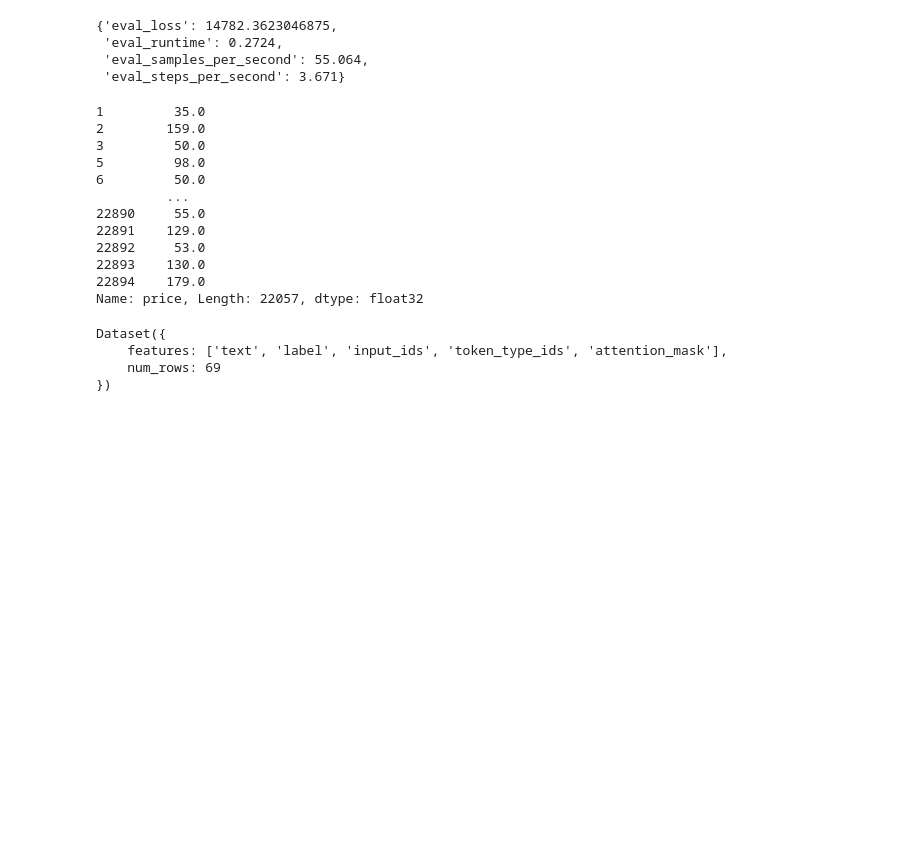
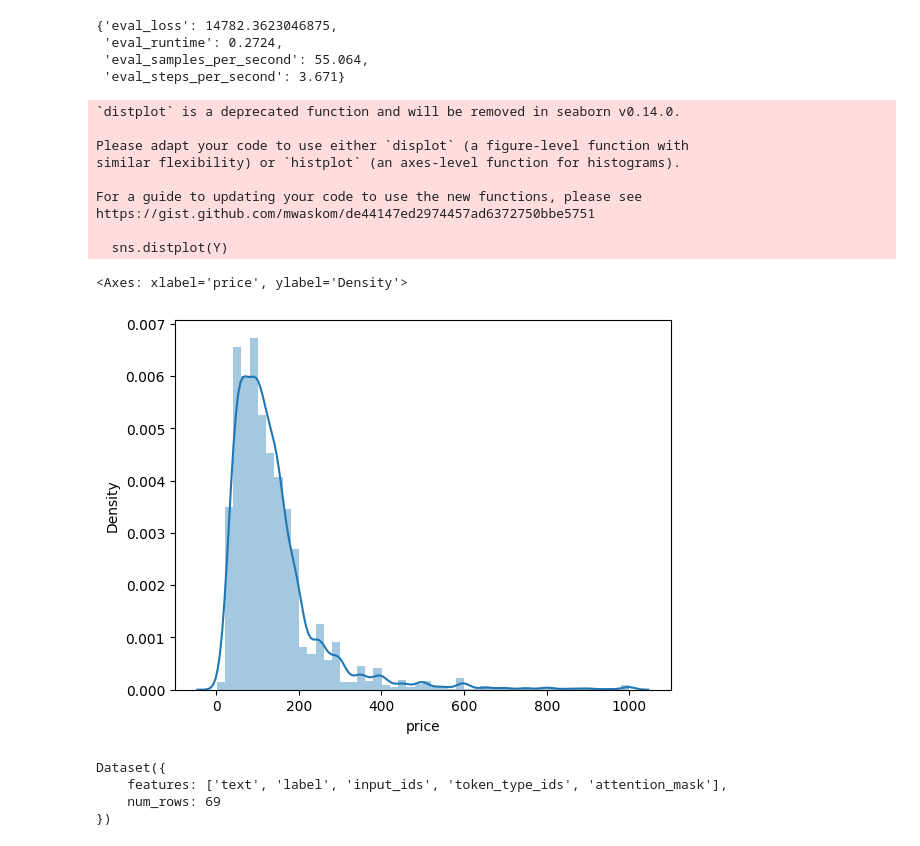
Before and after one commit to jameswburton18/TextNTabularExplanations, a Jupyter notebook: notebooks/airbnb.ipynb, the cells around one changed output. Drawn from its saved outputs; the diff is of its cells as text; code cells hidden in the pictures; blank space fills up the shorter version.

Commit message:
Added scaled

```diff
--- a/notebooks/airbnb.ipynb
+++ b/notebooks/airbnb.ipynb
@@ -184,12 +200,36 @@ def combine_text_columns(data):
     data['text'] = data['description']
     return data
 
-X_text = Dataset.from_pandas(clean_listings[text_features][:100]).map(combine_text_columns)
-X_text = X_text.remove_columns(['__index_level_0__', 'name', 'summary', 'description'])
-X_text = X_text.add_column('label', Y[:100].astype('float32'))
+df = clean_listings[text_features+['price']][~clean_listings['description'].isnull()]
+# Define a regex pattern to match Chinese characters
+pattern = re.compile(r'[\u4e00-\u9fff]')
+# Filter out rows where 'description' contains Chinese characters
+df = df[~df['description'].str.contains(pattern, na=False)]
+Y = df['price']
+df = df.drop('price', axis=1)
+
+X_text = Dataset.from_pandas(df).map(combine_text_columns)
+X_text = X_text.remove_columns(['name', 'summary', 'description'])
+# X_text.dropna(axis='rows', inplace=True)
+
+
+# Rename columns
+X_text = X_text.rename_column('__index_level_0__', 'id')
+X_text = X_text.add_column('label', Y.astype('float32'))
 
 # Train test split
 train_test = X_text.train_test_split(test_size=0.15, shuffle=True, seed=42)
 train_validation = train_test['train'].train_test_split(test_size=0.15/0.85, shuffle=True, seed=42)
 X_text = DatasetDict({'train': train_validation['train'], 'validation': train_validation['test'], 'test': train_test['test']})
+
+mean_price = np.mean(X_text['train']['label'])
+std_price = np.std(X_text['train']['label'])
+
+def normalize_price(example):
+    example['scaled_label'] = (example['label'] - mean_price) / std_price
+    return example
+
+X_text = X_text.map(normalize_price)
+
 # X_text.save_to_disk('../data/processed/airbnb/summaries')
+X_text.push_to_hub('airbnb_summaries')
@@ -236,21 +301,21 @@ The default value for the training argument `--report_to` will change in v5 (fro
  'eval_runtime': 0.2724,
  'eval_samples_per_second': 55.064,
  'eval_steps_per_second': 3.671}
-# %%
-Y.astype('float32')
-# %% [output]
-1         35.0
-2        159.0
-3         50.0
-5         98.0
-6         50.0
-         ...
-22890     55.0
-22891    129.0
-22892     53.0
-22893    130.0
-22894    179.0
-Name: price, Length: 22057, dtype: float32
+# %%
+# sns plot y distribution
+sns.distplot(Y)
+# %% [output]
+`distplot` is a deprecated function and will be removed in seaborn v0.14.0.
+
+Please adapt your code to use either `displot` (a figure-level function with
+similar flexibility) or `histplot` (an axes-level function for histograms).
+
+For a guide to updating your code to use the new functions, please see
+https://gist.github.com/mwaskom/de44147ed2974457ad6372750bbe5751
+
+  sns.distplot(Y)
+<Axes: xlabel='price', ylabel='Density'>
+[figure, added]
 # %%
 X_text["train"]
 # %% [output]
```
Also changed, not shown: parts of 33 cells of this notebook, 1 other file.
